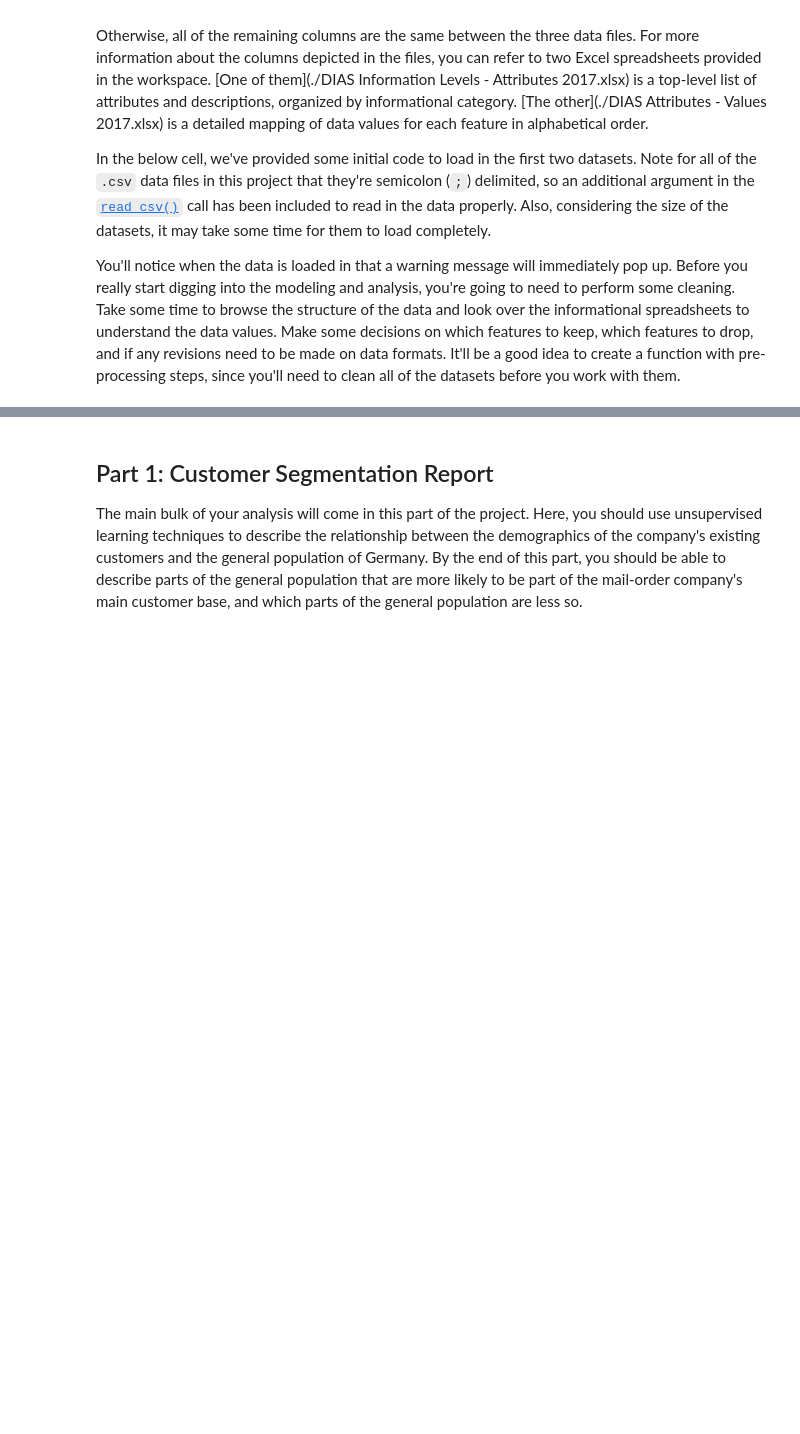
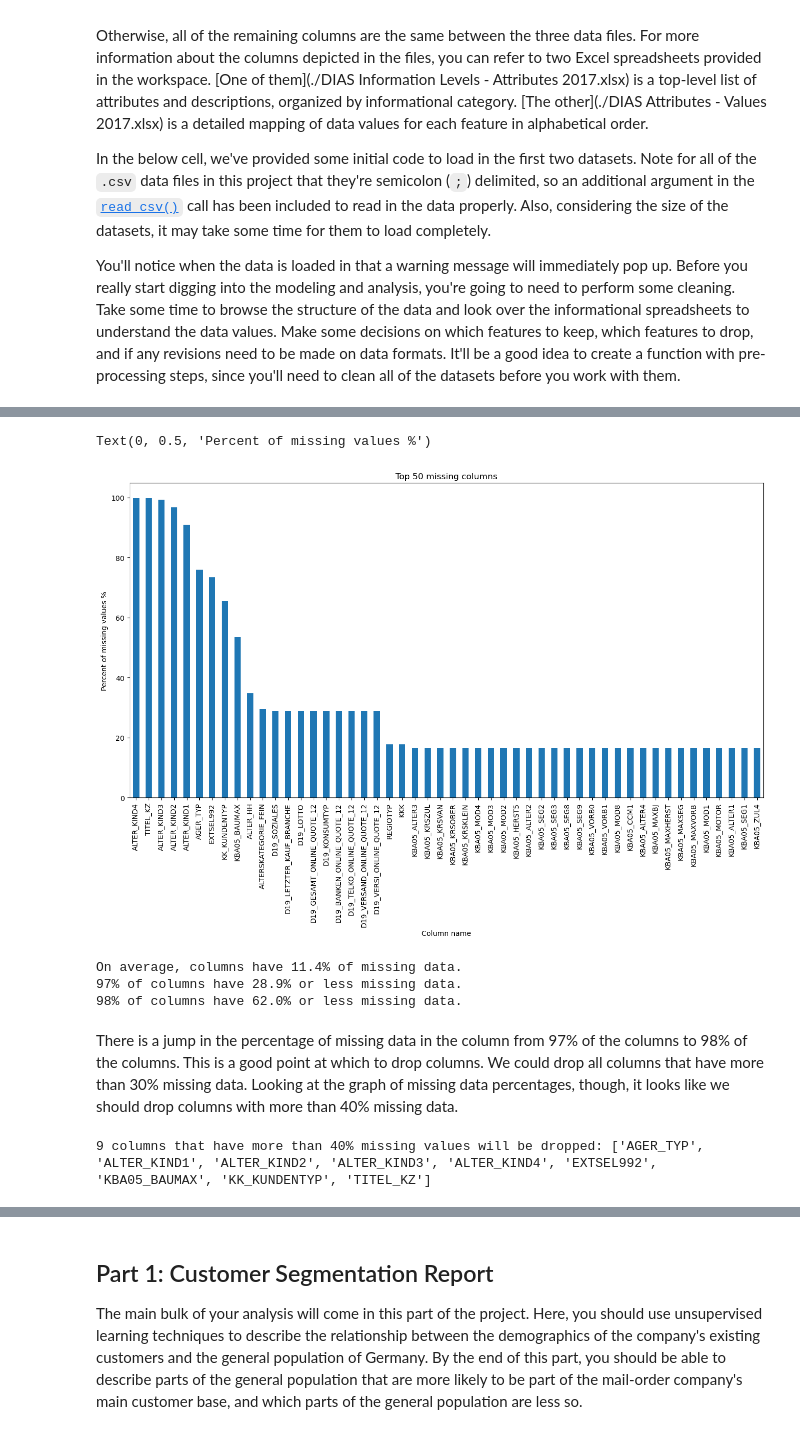
Before and after one commit to rwby00/udacity-machine-learning, a Jupyter notebook: project5/Arvato Project Workbook.ipynb, the cells around one changed output, grey strips where cells are left out. Saved outputs shown, nothing was run; the diff lists cells and outputs as text; code cells hidden in the pictures; blank space fills up the shorter version.

```diff
--- a/project5/Arvato Project Workbook.ipynb
+++ b/project5/Arvato Project Workbook.ipynb
@@ -41,0 +76,4 @@ customers = pd.read_csv('../../data/Term2/capstone/arvato_data/Udacity_CUSTOMERS
+# %%
+# read in from pickle files
+azdias = pd.read_pickle('azdias.pkl')
+customers = pd.read_pickle('customers.pkl')
@@ -41,0 +378,41 @@ customers = pd.read_csv('../../data/Term2/capstone/arvato_data/Udacity_CUSTOMERS
+# %%
+# Convert unknown values to NaN in the dataset
+for attribute in unknown_values:
+    # Verify if the attribute exists in the dataframe
+    if attribute in azdias.columns:
+        for key in unknown_values[attribute]:
+            azdias[attribute].replace(key, np.NaN, inplace=True)
+
+# Calculate the number and percentage of missing values
+missing_counts = azdias.isnull().sum()
+missing_percentage = missing_counts / len(azdias) * 100
+# %%
+# Visualize the top 50 columns with the highest percentage of missing values
+ax = missing_percentage.sort_values(ascending=False).head(50).plot(kind='bar', figsize=(16,8), title='Top 50 Columns with Missing Values')
+ax.set_xlabel("Column Name")
+ax.set_ylabel("Percentage of Missing Values")
+# %% [output]
+Text(0, 0.5, 'Percent of missing values %')
+[figure, added]
+# %%
+average_missing = round(missing_percentage.mean(), 1)
+percentile_97_missing = round(missing_percentage.quantile(0.97), 1)
+percentile_98_missing = round(missing_percentage.quantile(0.98), 1)
+
+print(f"On average, columns have {average_missing}% missing data.")
+print(f"97% of columns have {percentile_97_missing}% or less missing data.")
+print(f"98% of columns have {percentile_98_missing}% or less missing data.")
+# %% [output]
+On average, columns have 11.4% of missing data.
+97% of columns have 28.9% or less missing data.
+98% of columns have 62.0% or less missing data.
+# %% [markdown]
+There is a jump in the percentage of missing data in the column from 97% of the columns to 98% of the columns. This is a good point at which to drop columns. We could drop all columns that have more than 30% missing data. Looking at the graph of missing data percentages, though, it looks like we should drop columns with more than 40% missing data.
+# %%
+# Identify columns with more than 40% missing values
+columns_to_drop = list(missing_percentage[missing_percentage > 40].index)
+
+# Print the number of columns to be dropped and their names
+print(f"{len(columns_to_drop)} columns with more than 40% missing values will be dropped: {columns_to_drop}")
+# %% [output]
+9 columns that have more than 40% missing values will be dropped: ['AGER_TYP', 'ALTER_KIND1', 'ALTER_KIND2', 'ALTER_KIND3', 'ALTER_KIND4', 'EXTSEL992', 'KBA05_BAUMAX', 'KK_KUNDENTYP', 'TITEL_KZ']
```
Also changed, not shown: parts of 67 cells of this notebook, 6 other files.
